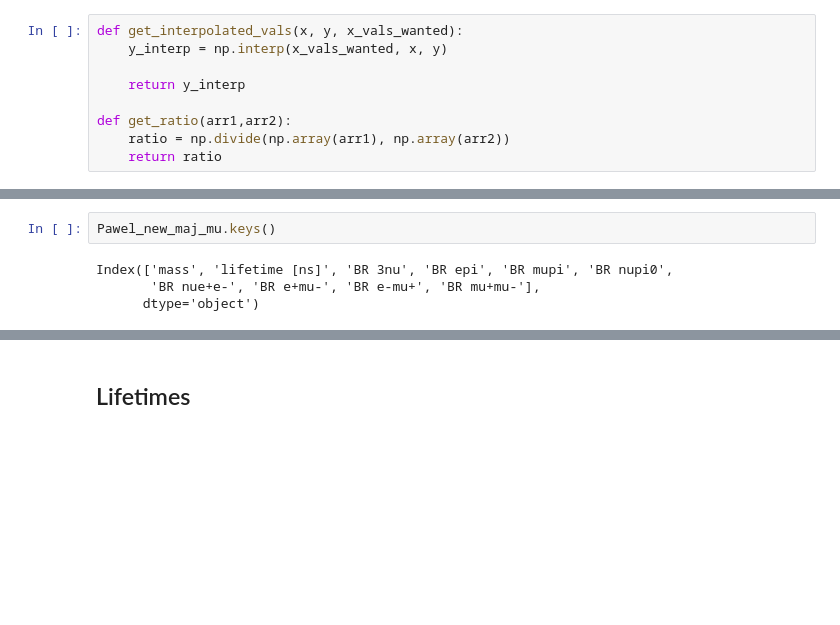
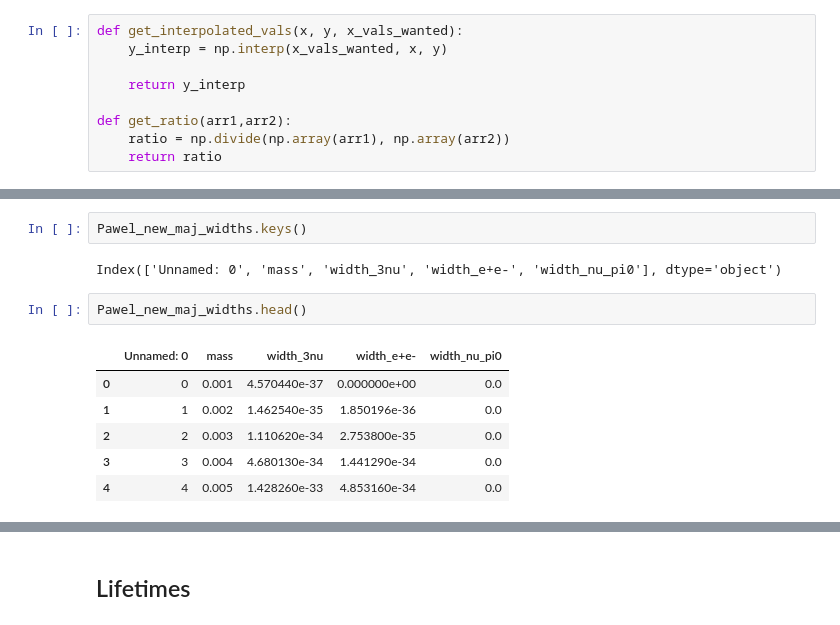
Before and after one commit to dmarsden01/uboone_HNL_analysis, a Jupyter notebook: Rough_rate_calculation.ipynb, the cells around one changed output, grey strips where cells are left out. Drawn from its saved outputs; the diff is of its cells as text; blank space fills up the shorter version.

```diff
--- a/Rough_rate_calculation.ipynb
+++ b/Rough_rate_calculation.ipynb
@@ -194,9 +298,16 @@ DUNE_nupi = pd.read_csv("Branching_ratios/DUNE_ND_BR_nupi.csv",names=cols)
 # %%
-Pawel_new_maj_mu.keys()
+Pawel_new_maj_widths.keys()
 # %% [output]
-Index(['mass', 'lifetime [ns]', 'BR 3nu', 'BR epi', 'BR mupi', 'BR nupi0',
-       'BR nue+e-', 'BR e+mu-', 'BR e-mu+', 'BR mu+mu-'],
-      dtype='object')
+Index(['Unnamed: 0', 'mass', 'width_3nu', 'width_e+e-', 'width_nu_pi0'], dtype='object')
+# %%
+Pawel_new_maj_widths.head()
+# %% [output]
+|  | Unnamed: 0 | mass | width_3nu | width_e+e- | width_nu_pi0 |
+| 0 | 0 | 0.001 | 4.570440e-37 | 0.000000e+00 | 0.0 |
+| 1 | 1 | 0.002 | 1.462540e-35 | 1.850196e-36 | 0.0 |
+| 2 | 2 | 0.003 | 1.110620e-34 | 2.753800e-35 | 0.0 |
+| 3 | 3 | 0.004 | 4.680130e-34 | 1.441290e-34 | 0.0 |
+| 4 | 4 | 0.005 | 1.428260e-33 | 4.853160e-34 | 0.0 |
 # %%
 colour_3nu = "orange"
 colour_ee = "red"
```
Also changed, not shown: parts of 7 cells of this notebook, 3 other files.
